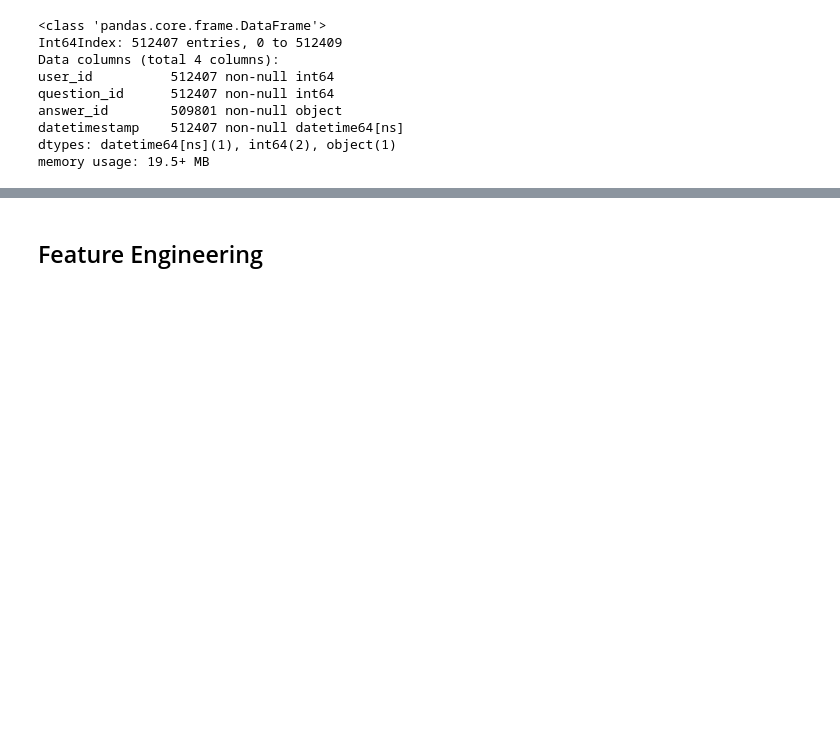
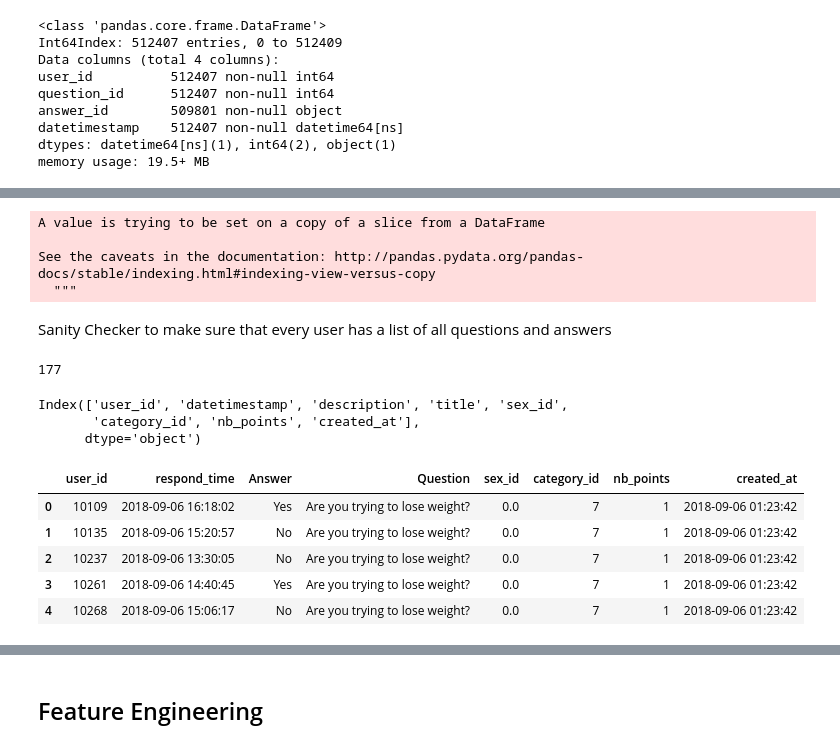
Before and after one commit to waficf/Kaggle_Competitions, a Jupyter notebook: project_1.ipynb, the cells around one changed output, grey strips where cells are left out. Saved outputs shown, nothing was run; the diff lists cells and outputs as text; code cells hidden in the pictures; blank space fills up the shorter version.

```diff
--- a/project_1.ipynb
+++ b/project_1.ipynb
@@ -275,0 +177,2 @@ memory usage: 25.3 MB
+# %%
+temp.drop('answer_id',axis=1, inplace=True)
@@ -275,0 +196,38 @@ memory usage: 25.3 MB
+# %%
+# We need extract more features from df_1
+useful_2 = df_1[['question_id', 'title', 'sex_id', 'category_id', 'nb_points', 'created_at']]
+
+# Make sure to drop duplicate question as answers are no more visible
+useful_2.drop_duplicates(inplace=True)
+
+temp = temp.merge(useful_2, on = 'question_id')
+# %% [output]
+A value is trying to be set on a copy of a slice from a DataFrame
+
+See the caveats in the documentation: http://pandas.pydata.org/pandas-docs/stable/indexing.html#indexing-view-versus-copy
+  """
+# %% [markdown]
+Sanity Checker to make sure that every user has a list of all questions and answers
+# %%
+len(temp[temp.user_id == 89])
+# %% [output]
+177
+# %%
+temp.drop('question_id',axis=1, inplace=True)
+# %%
+temp.columns
+# %% [output]
+Index(['user_id', 'datetimestamp', 'description', 'title', 'sex_id',
+       'category_id', 'nb_points', 'created_at'],
+      dtype='object')
+# %%
+temp.rename(index=str, columns={"description": "Answer", "title": "Question", 'datetimestamp':'respond_time'}, inplace=True)
+# %%
+temp.head()
+# %% [output]
+|  | user_id | respond_time | Answer | Question | sex_id | category_id | nb_points | created_at |
+| 0 | 10109 | 2018-09-06 16:18:02 | Yes | Are you trying to lose weight? | 0.0 | 7 | 1 | 2018-09-06 01:23:42 |
+| 1 | 10135 | 2018-09-06 15:20:57 | No | Are you trying to lose weight? | 0.0 | 7 | 1 | 2018-09-06 01:23:42 |
+| 2 | 10237 | 2018-09-06 13:30:05 | No | Are you trying to lose weight? | 0.0 | 7 | 1 | 2018-09-06 01:23:42 |
+| 3 | 10261 | 2018-09-06 14:40:45 | Yes | Are you trying to lose weight? | 0.0 | 7 | 1 | 2018-09-06 01:23:42 |
+| 4 | 10268 | 2018-09-06 15:06:17 | No | Are you trying to lose weight? | 0.0 | 7 | 1 | 2018-09-06 01:23:42 |
```
Also changed, not shown: parts of 89 cells of this notebook.
